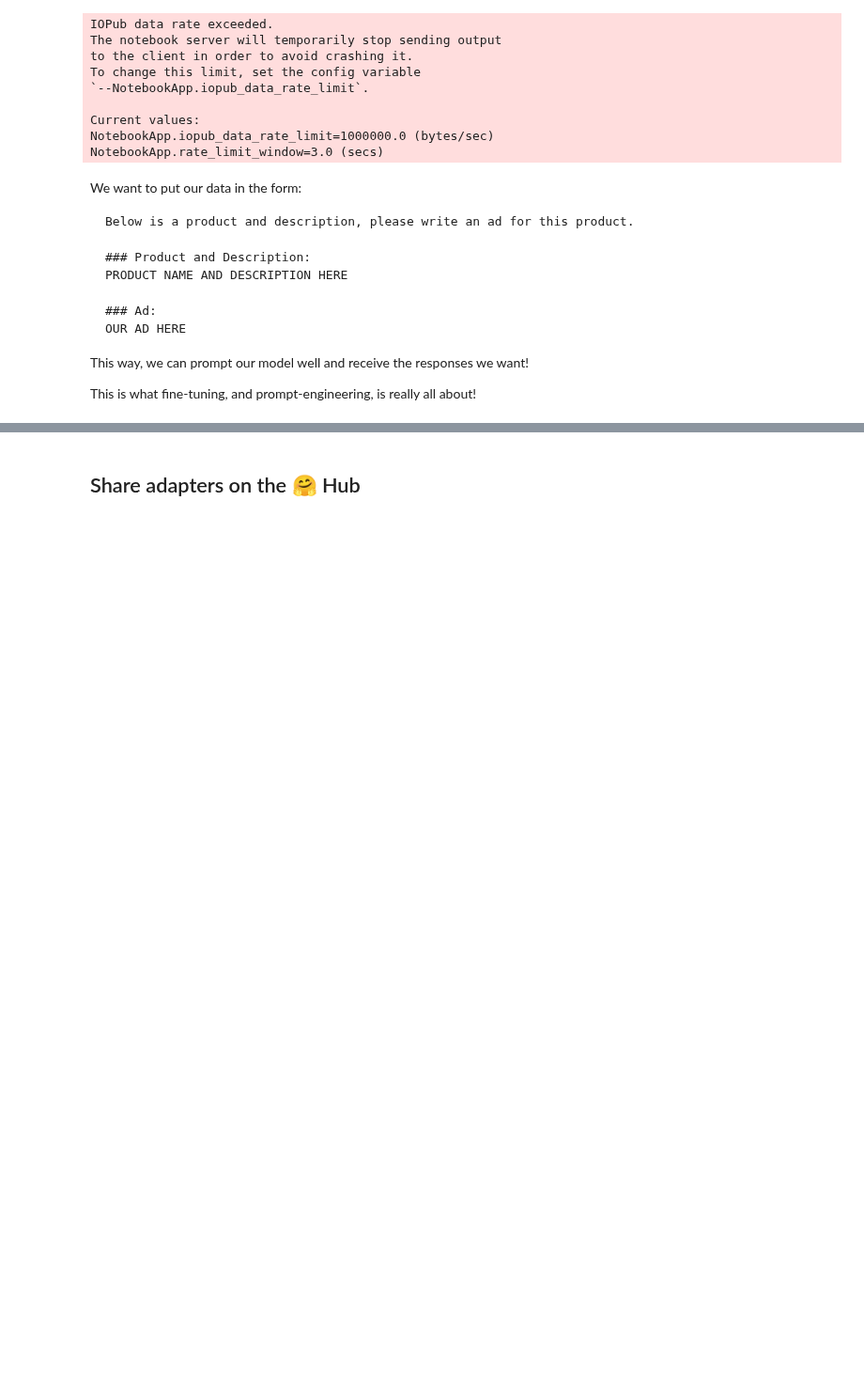
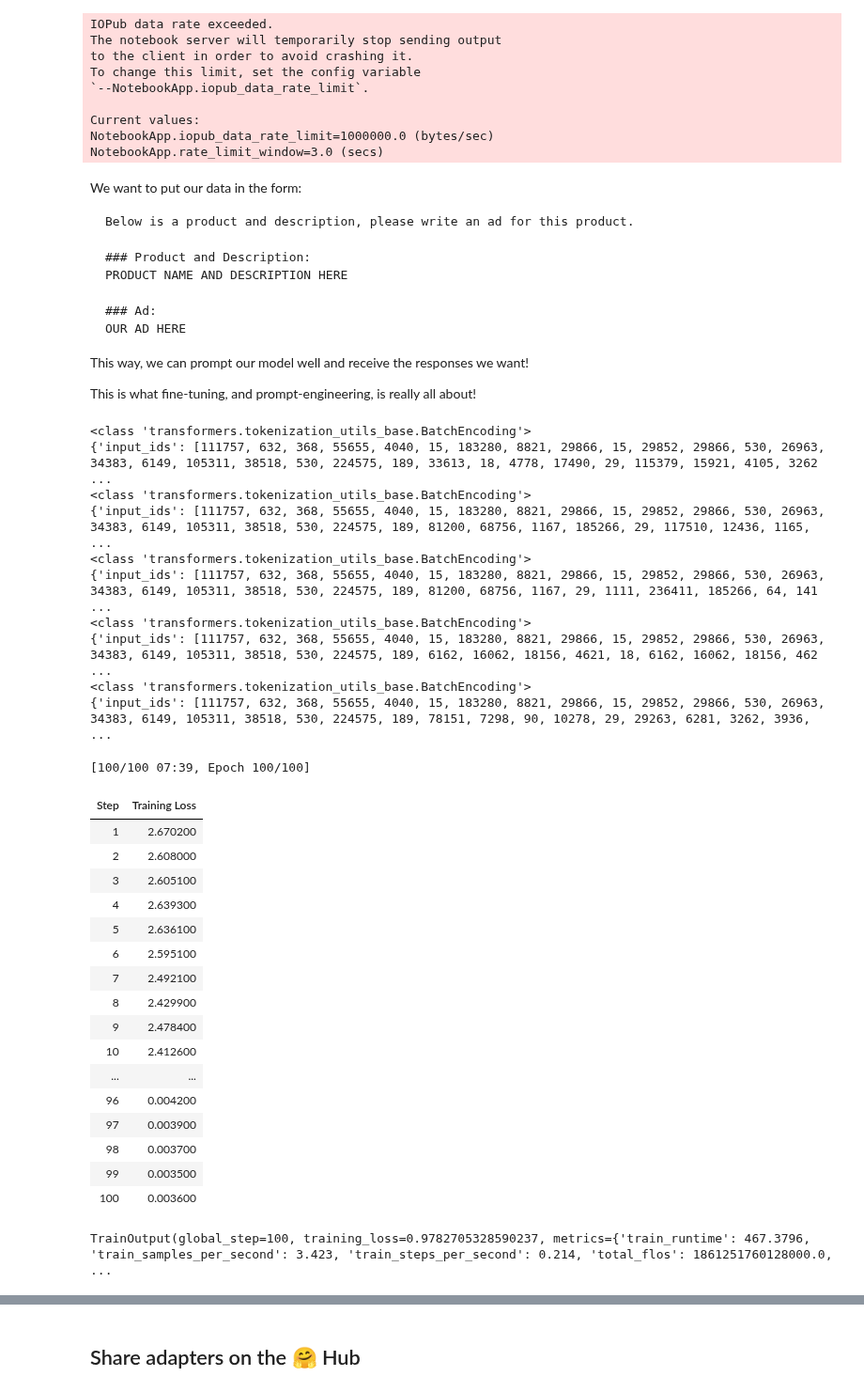
Before and after one commit to maitreya-v/Colab, a Jupyter notebook: 💮_GenerAds_💮Fine_tuning_BLOOM.ipynb, the cells around one changed output, grey strips where cells are left out. Shown at 94% size. Drawn from its saved outputs; the diff is of its cells as text; code cells hidden in the pictures; blank space fills up the shorter version.

```diff
--- a/💮_GenerAds_💮Fine_tuning_BLOOM.ipynb
+++ b/💮_GenerAds_💮Fine_tuning_BLOOM.ipynb
@@ -220,3 +221,75 @@ OUR AD HERE
 This way, we can prompt our model well and receive the responses we want!
 
 This is what fine-tuning, and prompt-engineering, is really all about!
+# %%
+# Define a new function to encode the prompt
+def generate_prompt(repository: str, pulls: str, readme: str, commits: str, release_notes: str) -> str:
+  prompt = f"Below is the repository name,pull request messages, commit messages and release notes.\n\n### Product and Description:\n{repository}: {pulls}: {commits}: {release_notes}\n\n### Readme:\n{readme}"
+  return prompt
+
+# def encode_prompt(prompt, max_length=512):
+#   # print(encoded)
+#   # encoded = tokenizer.encode(prompt, truncation=True, padding=True, max_length=max_length)
+#   return {'input_ids': tokenizer.encode(prompt, truncation=True, padding=True, max_length=max_length), 'attention_mask': [1] * len(prompt)}
+#   # return {'input_ids': encoded['input_ids'], 'attention_mask': encoded['attention_mask']}
+
+def encode_prompt(prompt, max_length=512):
+    encoded = tokenizer.encode_plus(prompt, truncation=True, padding=True, max_length=max_length)
+    print(type(encoded))
+    print(encoded)
+    return {'input_ids': encoded['input_ids'], 'attention_mask': encoded['attention_mask']}
+
+
+
+# Map the dataset using the new function
+dataset = dataset.map(lambda samples: encode_prompt(generate_prompt(samples['repository'], samples['pulls'], samples['readme'], samples['commits'], samples['release_notes']), max_length=512))
+
+# Train the model using the Trainer class
+trainer = transformers.Trainer(
+    model=model,
+    train_dataset=dataset,
+    args=transformers.TrainingArguments(
+        per_device_train_batch_size=4,
+        gradient_accumulation_steps=4,
+        warmup_steps=100,
+        max_steps=100,
+        learning_rate=1e-3,
+        fp16=True,
+        logging_steps=1,
+        output_dir='outputs',
+        # max_length=512
+    ),
+    data_collator=transformers.DataCollatorForLanguageModeling(tokenizer, mlm=False)
+)
+model.config.use_cache = False  # silence the warnings. Please re-enable for inference!
+trainer.train()
+# %% [output]
+<class 'transformers.tokenization_utils_base.BatchEncoding'>
+{'input_ids': [111757, 632, 368, 55655, 4040, 15, 183280, 8821, 29866, 15, 29852, 29866, 530, 26963, 34383, 6149, 105311, 38518, 530, 224575, 189, 33613, 18, 4778, 17490, 29, 115379, 15921, 4105, 3262 ...
+<class 'transformers.tokenization_utils_base.BatchEncoding'>
+{'input_ids': [111757, 632, 368, 55655, 4040, 15, 183280, 8821, 29866, 15, 29852, 29866, 530, 26963, 34383, 6149, 105311, 38518, 530, 224575, 189, 81200, 68756, 1167, 185266, 29, 117510, 12436, 1165,  ...
+<class 'transformers.tokenization_utils_base.BatchEncoding'>
+{'input_ids': [111757, 632, 368, 55655, 4040, 15, 183280, 8821, 29866, 15, 29852, 29866, 530, 26963, 34383, 6149, 105311, 38518, 530, 224575, 189, 81200, 68756, 1167, 29, 1111, 236411, 185266, 64, 141 ...
+<class 'transformers.tokenization_utils_base.BatchEncoding'>
+{'input_ids': [111757, 632, 368, 55655, 4040, 15, 183280, 8821, 29866, 15, 29852, 29866, 530, 26963, 34383, 6149, 105311, 38518, 530, 224575, 189, 6162, 16062, 18156, 4621, 18, 6162, 16062, 18156, 462 ...
+<class 'transformers.tokenization_utils_base.BatchEncoding'>
+{'input_ids': [111757, 632, 368, 55655, 4040, 15, 183280, 8821, 29866, 15, 29852, 29866, 530, 26963, 34383, 6149, 105311, 38518, 530, 224575, 189, 78151, 7298, 90, 10278, 29, 29263, 6281, 3262, 3936,  ...
+[100/100 07:39, Epoch 100/100]
+| Step | Training Loss |
+| 1 | 2.670200 |
+| 2 | 2.608000 |
+| 3 | 2.605100 |
+| 4 | 2.639300 |
+| 5 | 2.636100 |
+| 6 | 2.595100 |
+| 7 | 2.492100 |
+| 8 | 2.429900 |
+| 9 | 2.478400 |
+| 10 | 2.412600 |
+| ... | ... |
+| 96 | 0.004200 |
+| 97 | 0.003900 |
+| 98 | 0.003700 |
+| 99 | 0.003500 |
+| 100 | 0.003600 |
+TrainOutput(global_step=100, training_loss=0.9782705328590237, metrics={'train_runtime': 467.3796, 'train_samples_per_second': 3.423, 'train_steps_per_second': 0.214, 'total_flos': 1861251760128000.0, ...
```
Also changed, not shown: parts of 11 cells of this notebook.
